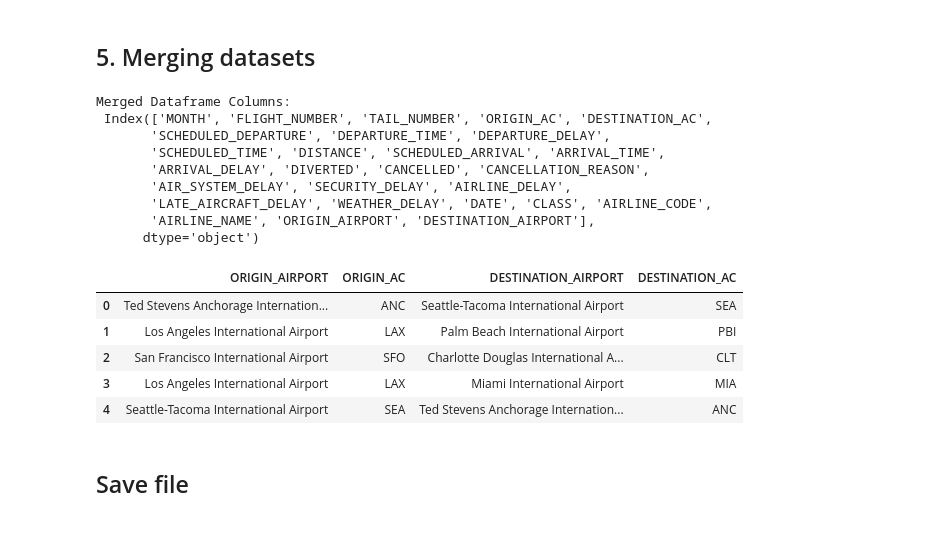
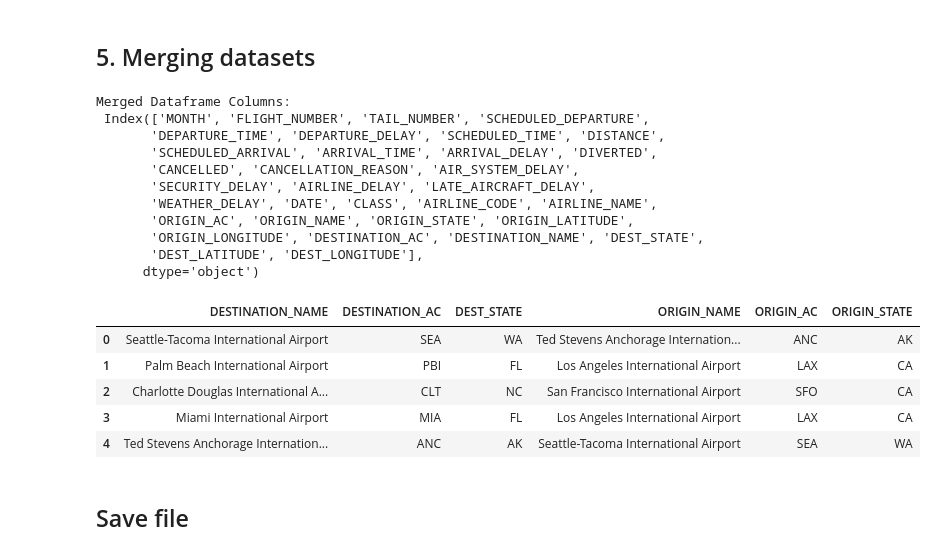
Before and after one commit to ArwaSheraky/Airlines-Delay-Analysis, a Jupyter notebook: Cleaning_and_Exploration/Data_Cleaning_Final.ipynb, the cells around one changed output. Drawn from its saved outputs; the diff is of its cells as text; code cells hidden in the pictures.

```diff
--- a/Cleaning_and_Exploration/Data_Cleaning_Final.ipynb
+++ b/Cleaning_and_Exploration/Data_Cleaning_Final.ipynb
@@ -102,5 +105,9 @@ Index(['IATA_CODE', 'AIRPORT'], dtype='object')
 # %% [markdown]
 ## 3.3. Rename Columns
 # %%
-df_airports.columns = ['AIRPORT_CODE','AIRPORT_NAME']
+df_airports = df_airports.rename(index=str, columns={"IATA_CODE": "AIRPORT_CODE", "AIRPORT": "AIRPORT_NAME",
+                                                     "STATE": "AIRPORT_STATE", "LATITUDE":"AIRPORT_LATITUDE",
+                                                     "LONGITUDE":"AIRPORT_LONGITUDE"})
 df_airlines.columns = ['AIRLINE_CODE','AIRLINE_NAME']
+
+df_airports.columns
@@ -347,3 +360,11 @@ dtype: int64
 
 # Default value:
 df_delayed_flights['CLASS'] = 'On_Time'
+# %%
+# 1- Delayed flights
+
+delayed = list(df_delayed_flights[(df_delayed_flights['DEPARTURE_DELAY'] != 0) |
+                                  (df_delayed_flights['ARRIVAL_DELAY'] != 0)].index)
+
+df_delayed_flights.at[delayed, 'CLASS'] = 'Delayed'
+print("# Delayed flights = ", len(df_delayed_flights[df_delayed_flights['CLASS'] == 'Delayed']))
@@ -369,8 +381,0 @@ print("# Delayed flights = ", len(df_delayed_flights[df_delayed_flights['CLASS']
-# %%
-# 3- Early flights
-
-early_flights = list(df_delayed_flights[(df_delayed_flights['DEPARTURE_DELAY'] < 0) &
-                                        (df_delayed_flights['ARRIVAL_DELAY'] < 0)].index)
-
-df_delayed_flights.at[early_flights, 'CLASS'] = 'Early'
-print("# Early flights = ", len(early_flights))
@@ -527,36 +529,43 @@ df_merge_v1 = pd.merge(new_delayed_flights, df_airlines, left_on='AIRLINE', righ
 
 #Merge Airports and Flights dfs on Origin_Airport and Airport_Code
 df_merge_v1 = pd.merge(df_merge_v1, df_airports, left_on='ORIGIN_AIRPORT', right_on='AIRPORT_CODE', how='left')
-df_merge_v1.rename(columns={'ORIGIN_AIRPORT':'ORIGIN_AC', #Origin Airport Code
-                            'AIRPORT_NAME':'ORIGIN_AIRPORT', #Origin Airport Name
-                            'DESTINATION_AIRPORT': 'DESTINATION_AC'}, inplace=True) #Dest Airport Code
-df_merge_v1.drop(['AIRLINE','AIRPORT_CODE'], axis=1, inplace=True)
+df_merge_v1.rename(columns={'AIRPORT_CODE':'ORIGIN_AC', #Origin Airport Code
+                            'AIRPORT_NAME':'ORIGIN_NAME', #Origin Airport Name
+                            'AIRPORT_LATITUDE':'ORIGIN_LATITUDE', 'AIRPORT_LONGITUDE':'ORIGIN_LONGITUDE', #Origin Airport Location
+                            'AIRPORT_STATE':'ORIGIN_STATE'} , inplace=True)
+
+df_merge_v1.drop(['AIRLINE','ORIGIN_AIRPORT'], axis=1, inplace=True)
 
 #Merge Airports and Flights dfs on Destination_Airport and Airport_Code
-df_merge_v1 = pd.merge(df_merge_v1, df_airports, left_on='DESTINATION_AC', right_on='AIRPORT_CODE', how='left')
-df_merge_v1.rename(columns={'AIRPORT_NAME':'DESTINATION_AIRPORT'}, inplace=True) #Dest Airport Name
+df_merge_v1 = pd.merge(df_merge_v1, df_airports, left_on='DESTINATION_AIRPORT', right_on='AIRPORT_CODE', how='left')
+df_merge_v1.rename(columns={'AIRPORT_NAME':'DESTINATION_NAME',
+                            'AIRPORT_CODE': 'DESTINATION_AC',
+                            'AIRPORT_LATITUDE':'DEST_LATITUDE', 'AIRPORT_LONGITUDE':'DEST_LONGITUDE',
+                            'AIRPORT_STATE':'DEST_STATE'} , inplace=True)
 
-df_merge_v1.drop('AIRPORT_CODE', axis=1, inplace=True)
+df_merge_v1.drop('DESTINATION_AIRPORT', axis=1, inplace=True)
 # %%
 print("Merged Dataframe Columns: \n", df_merge_v1.columns)
 
-df_merge_v1[['ORIGIN_AIRPORT', 'ORIGIN_AC','DESTINATION_AIRPORT', 'DESTINATION_AC']].head()
+df_merge_v1[['DESTINATION_NAME', 'DESTINATION_AC', 'DEST_STATE','ORIGIN_NAME', 'ORIGIN_AC', 'ORIGIN_STATE']].head()
 # %% [output]
 Merged Dataframe Columns:
- Index(['MONTH', 'FLIGHT_NUMBER', 'TAIL_NUMBER', 'ORIGIN_AC', 'DESTINATION_AC',
-       'SCHEDULED_DEPARTURE', 'DEPARTURE_TIME', 'DEPARTURE_DELAY',
-       'SCHEDULED_TIME', 'DISTANCE', 'SCHEDULED_ARRIVAL', 'ARRIVAL_TIME',
-       'ARRIVAL_DELAY', 'DIVERTED', 'CANCELLED', 'CANCELLATION_REASON',
-       'AIR_SYSTEM_DELAY', 'SECURITY_DELAY', 'AIRLINE_DELAY',
-       'LATE_AIRCRAFT_DELAY', 'WEATHER_DELAY', 'DATE', 'CLASS', 'AIRLINE_CODE',
-       'AIRLINE_NAME', 'ORIGIN_AIRPORT', 'DESTINATION_AIRPORT'],
+ Index(['MONTH', 'FLIGHT_NUMBER', 'TAIL_NUMBER', 'SCHEDULED_DEPARTURE',
+       'DEPARTURE_TIME', 'DEPARTURE_DELAY', 'SCHEDULED_TIME', 'DISTANCE',
+       'SCHEDULED_ARRIVAL', 'ARRIVAL_TIME', 'ARRIVAL_DELAY', 'DIVERTED',
+       'CANCELLED', 'CANCELLATION_REASON', 'AIR_SYSTEM_DELAY',
+       'SECURITY_DELAY', 'AIRLINE_DELAY', 'LATE_AIRCRAFT_DELAY',
+       'WEATHER_DELAY', 'DATE', 'CLASS', 'AIRLINE_CODE', 'AIRLINE_NAME',
+       'ORIGIN_AC', 'ORIGIN_NAME', 'ORIGIN_STATE', 'ORIGIN_LATITUDE',
+       'ORIGIN_LONGITUDE', 'DESTINATION_AC', 'DESTINATION_NAME', 'DEST_STATE',
+       'DEST_LATITUDE', 'DEST_LONGITUDE'],
       dtype='object')
-|  | ORIGIN_AIRPORT | ORIGIN_AC | DESTINATION_AIRPORT | DESTINATION_AC |
-| 0 | Ted Stevens Anchorage Internation... | ANC | Seattle-Tacoma International Airport | SEA |
-| 1 | Los Angeles International Airport | LAX | Palm Beach International Airport | PBI |
-| 2 | San Francisco International Airport | SFO | Charlotte Douglas International A... | CLT |
-| 3 | Los Angeles International Airport | LAX | Miami International Airport | MIA |
-| 4 | Seattle-Tacoma International Airport | SEA | Ted Stevens Anchorage Internation... | ANC |
+|  | DESTINATION_NAME | DESTINATION_AC | DEST_STATE | ORIGIN_NAME | ORIGIN_AC | ORIGIN_STATE |
+| 0 | Seattle-Tacoma International Airport | SEA | WA | Ted Stevens Anchorage Internation... | ANC | AK |
+| 1 | Palm Beach International Airport | PBI | FL | Los Angeles International Airport | LAX | CA |
+| 2 | Charlotte Douglas International A... | CLT | NC | San Francisco International Airport | SFO | CA |
+| 3 | Miami International Airport | MIA | FL | Los Angeles International Airport | LAX | CA |
+| 4 | Ted Stevens Anchorage Internation... | ANC | AK | Seattle-Tacoma International Airport | SEA | WA |
 # %% [markdown]
 ## Save file
 # %%
```
Also changed, not shown: parts of 16 cells of this notebook.
